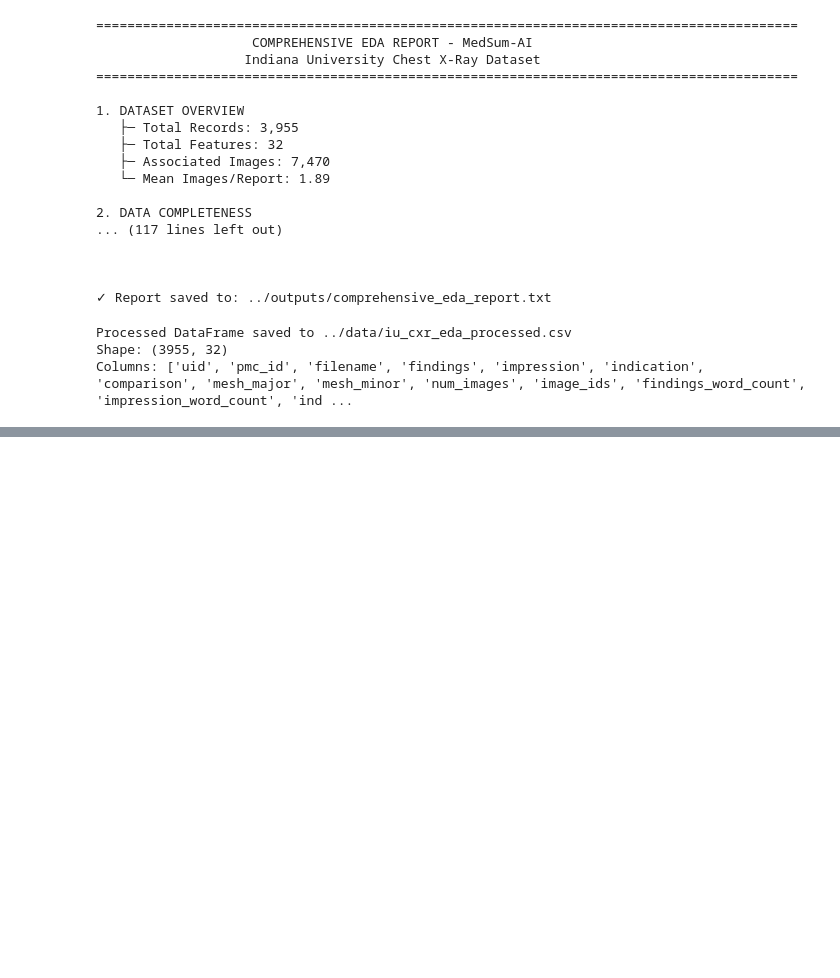
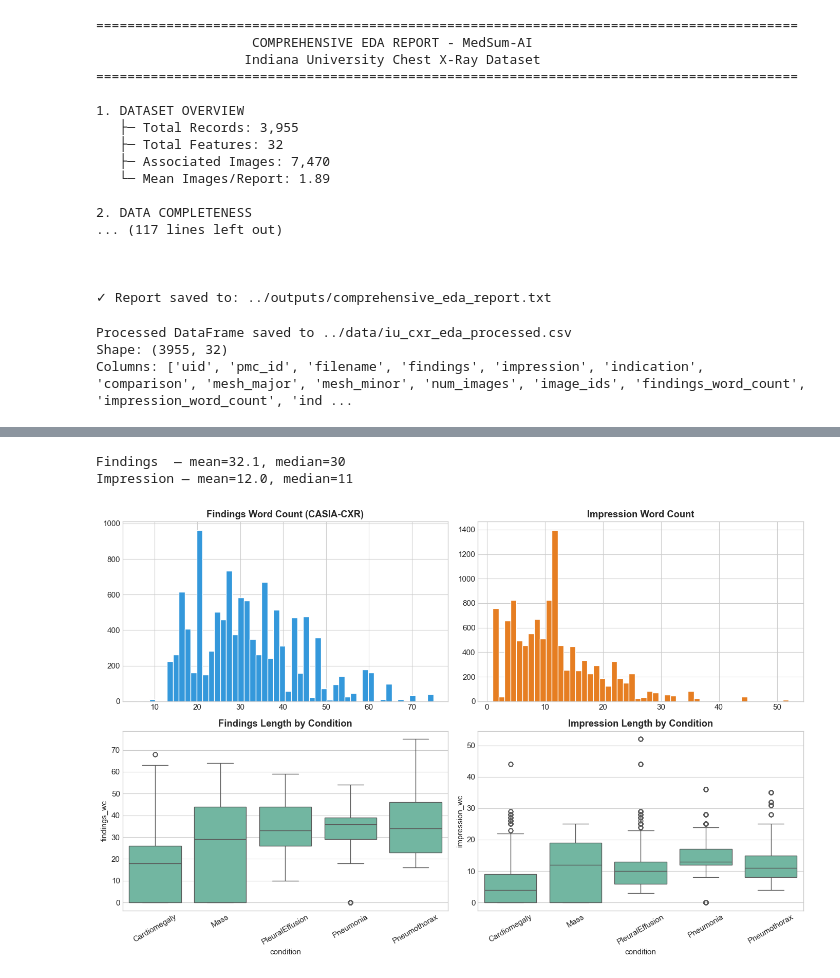
Before and after one commit to AsmaaHamedEwes/MedSum-AI, a Jupyter notebook: notebooks/01_EDA_and_Statistics.ipynb, the cells around one changed output, grey strips where cells are left out. Drawn from its saved outputs; the diff is of its cells as text; code cells hidden in the pictures; blank space fills up the shorter version.

```diff
--- a/notebooks/01_EDA_and_Statistics.ipynb
+++ b/notebooks/01_EDA_and_Statistics.ipynb
@@ -1464,0 +1578,26 @@ Columns: ['uid', 'pmc_id', 'filename', 'findings', 'impression', 'indication', '
+# %%
+# --- Report length distribution (French Findings / Impression) ---
+df_casia['findings_wc']   = df_casia['Findings'].fillna('').apply(lambda x: len(str(x).split()))
+df_casia['impression_wc'] = df_casia['Impression'].fillna('').apply(lambda x: len(str(x).split()))
+
+print('Findings  — mean={:.1f}, median={:.0f}'.format(
+    df_casia['findings_wc'][df_casia['findings_wc']>0].mean(),
+    df_casia['findings_wc'][df_casia['findings_wc']>0].median()))
+print('Impression — mean={:.1f}, median={:.0f}'.format(
+    df_casia['impression_wc'][df_casia['impression_wc']>0].mean(),
+    df_casia['impression_wc'][df_casia['impression_wc']>0].median()))
+
+fig, axes = plt.subplots(2, 2, figsize=(14, 9))
+axes[0,0].hist(df_casia['findings_wc'][df_casia['findings_wc']>0], bins=50, color='#3498db', edgecolor='white')
+axes[0,0].set_title('Findings Word Count (CASIA-CXR)', fontweight='bold')
+axes[0,1].hist(df_casia['impression_wc'][df_casia['impression_wc']>0], bins=50, color='#e67e22', edgecolor='white')
+axes[0,1].set_title('Impression Word Count', fontweight='bold')
+sns.boxplot(data=df_casia, x='condition', y='findings_wc', ax=axes[1,0])
+axes[1,0].set_title('Findings Length by Condition', fontweight='bold'); axes[1,0].tick_params(axis='x', rotation=30)
+sns.boxplot(data=df_casia, x='condition', y='impression_wc', ax=axes[1,1])
+axes[1,1].set_title('Impression Length by Condition', fontweight='bold'); axes[1,1].tick_params(axis='x', rotation=30)
+plt.tight_layout(); plt.show()
+# %% [output]
+Findings  — mean=32.1, median=30
+Impression — mean=12.0, median=11
+[figure, added]
```
Also changed, not shown: parts of 9 cells of this notebook, 45 other files.
